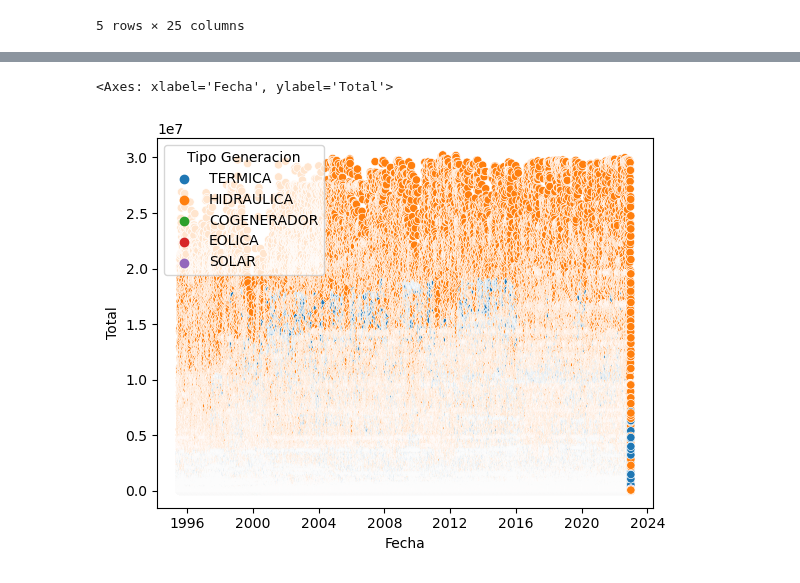
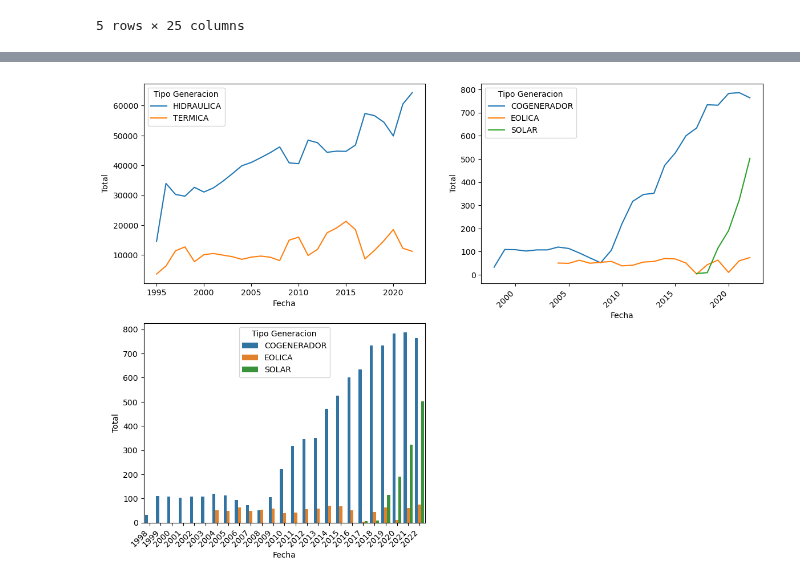
Before and after one commit to Mateoferrnandez/Projects, a Jupyter notebook: Personal Projects/Generacion electrica en Colombia/Dtacleaning.ipynb, the cells around one changed output, grey strips where cells are left out. Cells and saved outputs as stored; diff of their text form; code cells hidden in the pictures.

Commit message:
Generacion Electrica

```diff
--- a/Personal Projects/Generacion electrica en Colombia/Dtacleaning.ipynb
+++ b/Personal Projects/Generacion electrica en Colombia/Dtacleaning.ipynb
@@ -447,5 +456,13 @@ plt.show()
-# %%
-sns.scatterplot(x="Fecha",y="Total",data=union, hue = "Tipo Generacion")
-# %% [output]
-<Axes: xlabel='Fecha', ylabel='Total'>
-[figure, removed]
+# %%
+plt.figure(figsize=(14,10))
+plt.subplot(2,2,1)
+sns.lineplot(x="Fecha",y="Total",data=result.loc[(result["Tipo Generacion"]=="HIDRAULICA") | (result["Tipo Generacion"]=="TERMICA")],hue="Tipo Generacion")
+plt.subplot(2,2,2)
+sns.lineplot(x="Fecha",y="Total",data=result.loc[(result["Tipo Generacion"]=="EOLICA") | (result["Tipo Generacion"]=="SOLAR") | (result["Tipo Generacion"]=="COGENERADOR") ],hue="Tipo Generacion")
+plt.xticks(rotation=45, ha='right')
+plt.subplot(2,2,3)
+sns.barplot(x="Fecha",y="Total",data=result.loc[(result["Tipo Generacion"]=="EOLICA") | (result["Tipo Generacion"]=="SOLAR") | (result["Tipo Generacion"]=="COGENERADOR")],hue="Tipo Generacion")
+plt.xticks(rotation=45, ha='right')
+plt.show()
+# %% [output]
+[figure, added]
```
Also changed, not shown: parts of 20 cells of this notebook, 13 other files.
